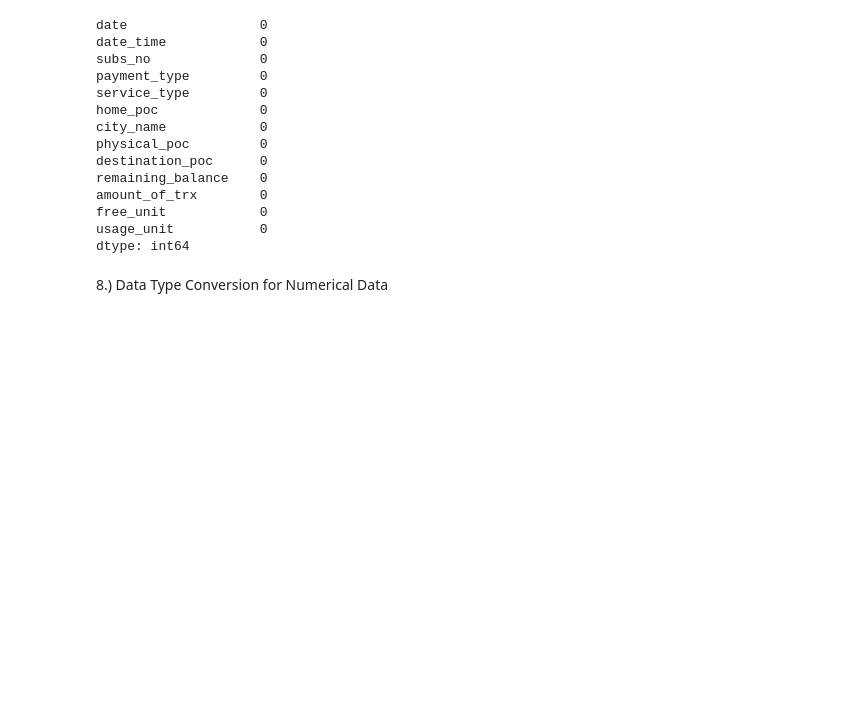
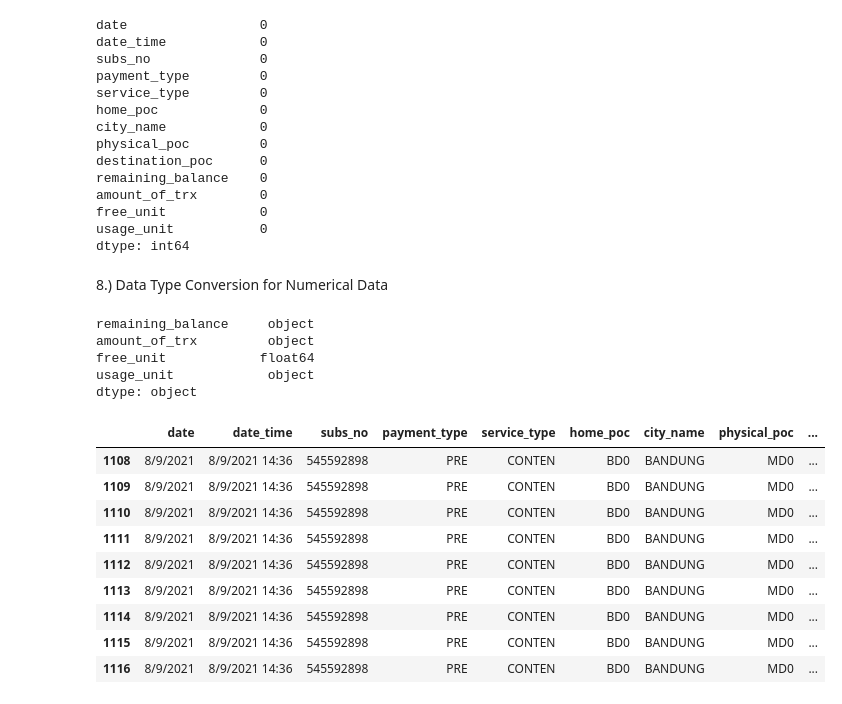
Before and after one commit to TAdatafabric/Fabricity-web, a Jupyter notebook: Data.ipynb, the cells around one changed output. Cells and saved outputs as stored; diff of their text form; code cells hidden in the pictures; blank space fills up the shorter version.

```diff
--- a/Data.ipynb
+++ b/Data.ipynb
@@ -309,3 +309,11 @@ usage_unit           0
 dtype: int64
 # %% [markdown]
 8.) Data Type Conversion for Numerical Data
+# %%
+data[['remaining_balance', 'amount_of_trx', 'free_unit', 'usage_unit']].dtypes
+# %% [output]
+remaining_balance     object
+amount_of_trx         object
+free_unit            float64
+usage_unit            object
+dtype: object
@@ -311,0 +324,14 @@ dtype: int64
+# %%
+# Check data type for 'remaining_balance'
+non_numeric('remaining_balance')
+# %% [output]
+|  | date | date_time | subs_no | payment_type | service_type | home_poc | city_name | physical_poc | ... |
+| 1108 | 8/9/2021 | 8/9/2021 14:36 | 545592898 | PRE | CONTEN | BD0 | BANDUNG | MD0 | ... |
+| 1109 | 8/9/2021 | 8/9/2021 14:36 | 545592898 | PRE | CONTEN | BD0 | BANDUNG | MD0 | ... |
+| 1110 | 8/9/2021 | 8/9/2021 14:36 | 545592898 | PRE | CONTEN | BD0 | BANDUNG | MD0 | ... |
+| 1111 | 8/9/2021 | 8/9/2021 14:36 | 545592898 | PRE | CONTEN | BD0 | BANDUNG | MD0 | ... |
+| 1112 | 8/9/2021 | 8/9/2021 14:36 | 545592898 | PRE | CONTEN | BD0 | BANDUNG | MD0 | ... |
+| 1113 | 8/9/2021 | 8/9/2021 14:36 | 545592898 | PRE | CONTEN | BD0 | BANDUNG | MD0 | ... |
+| 1114 | 8/9/2021 | 8/9/2021 14:36 | 545592898 | PRE | CONTEN | BD0 | BANDUNG | MD0 | ... |
+| 1115 | 8/9/2021 | 8/9/2021 14:36 | 545592898 | PRE | CONTEN | BD0 | BANDUNG | MD0 | ... |
+| 1116 | 8/9/2021 | 8/9/2021 14:36 | 545592898 | PRE | CONTEN | BD0 | BANDUNG | MD0 | ... |
```
Also changed, not shown: parts of 17 cells of this notebook.
